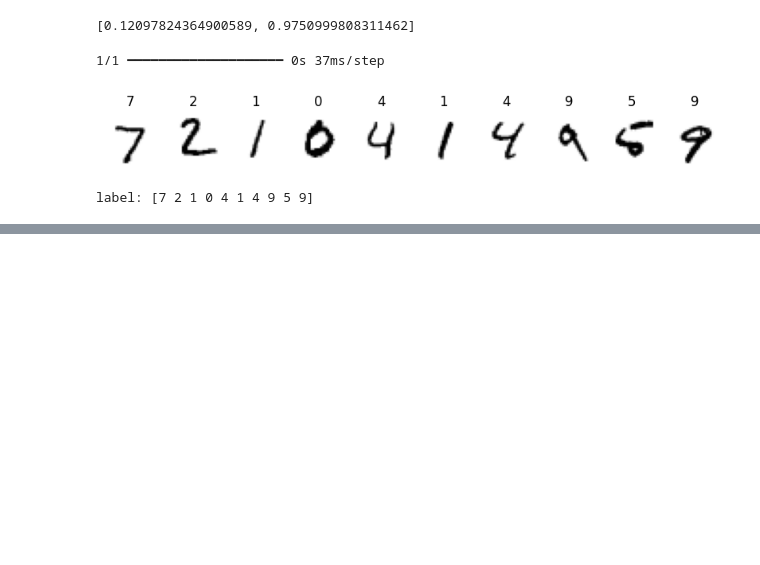
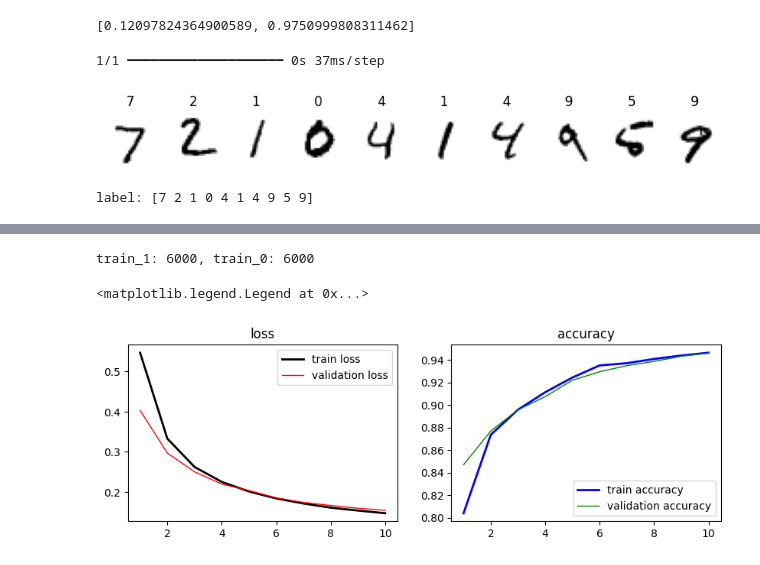
Before and after one commit to won-hj/deep-learning, a Jupyter notebook: 신경망을_활용한_딥러닝_실습.ipynb, the cells around one changed output, grey strips where cells are left out. Saved outputs shown, nothing was run; the diff lists cells and outputs as text; code cells hidden in the pictures; blank space fills up the shorter version.

```diff
--- a/신경망을_활용한_딥러닝_실습.ipynb
+++ b/신경망을_활용한_딥러닝_실습.ipynb
@@ -1321,0 +1359,64 @@ print(x.grad) #x에 대한 z의 그레디언트
+# %%
+# 레이블 5(sandal)/7(sneakers) 샘플 추출
+index = (y_train == 5) | (y_train == 7)
+#print(f'index: {index}')
+#print(f'x_train: {x_train[:3]} \n')
+x_train = x_train[index]
+#print(f'x_train: {x_train[:3]} \n')
+#print(f'y_train: {y_train[:3]} \n')
+y_train = (y_train[index] == 5).astype(int) ## 레이블 1(5)/0(7) 재지정
+#print(f'y_train: {y_train[:3]} \n')
+
+index = (y_test == 5) | (y_test == 7)
+x_test = x_test[index]
+y_test = (y_test[index] == 5).astype(int)
+
+# 추출 샘플 분포
+num_train_1 = np.sum(y_train == 1)
+num_train_0 = np.sum(y_train == 0)
+
+num_test_1 = np.sum(y_test == 1)
+num_test_0 = np.sum(y_test == 0)
+
+print(f'train_1: {num_train_1}, train_0: {num_train_0}')
+print(num_test_1, num_test_0)
+# %% [output]
+train_1: 6000, train_0: 6000
+# %%
+# 정규화
+x_train, x_test = x_train/255., x_test/255.
+# %%
+inputs = Input(shape=(28, 28))
+x = Flatten()(inputs)
+x = Dense(128, activation='relu', name='hidden_layer')(x)
+outputs = Dense(1, activation='sigmoid', name='output_layer')(x)
+
+model = Model(inputs, outputs)
+# %%
+model.compile(optimizer='Adam', loss='binary_crossentropy', metrics=['accuracy'])
+
+history = model.fit(x_train, y_train, batch_size=32, epochs=10, verbose=0,
+                    validation_split=0.2)
+# %%
+fig, axs = plt.subplots(nrows=1, ncols=2, figsize=(10, 3))
+
+axs[0].plot(range(1, len(history.history['loss']) + 1),
+            history.history['loss'], label='train loss',
+            color='black', linewidth=2)
+axs[0].plot(range(1, len(history.history['val_loss']) + 1),
+            history.history['val_loss'], label='validation loss',
+            color='red', linewidth=1)
+axs[0].set_title('loss')
+axs[0].legend(loc='best')
+
+axs[1].plot(range(1, len(history.history['accuracy']) +1),
+            history.history['accuracy'], label='train accuracy',
+            color='blue', linewidth=2)
+axs[1].plot(range(1, len(history.history['val_accuracy']) +1),
+            history.history['val_accuracy'], label='validation accuracy',
+            color='green', linewidth=1)
+axs[1].set_title('accuracy')
+axs[1].legend(loc='best')
+# %% [output]
+<matplotlib.legend.Legend at 0x...>
+[figure, added]
```
Also changed, not shown: parts of 7 cells of this notebook.
